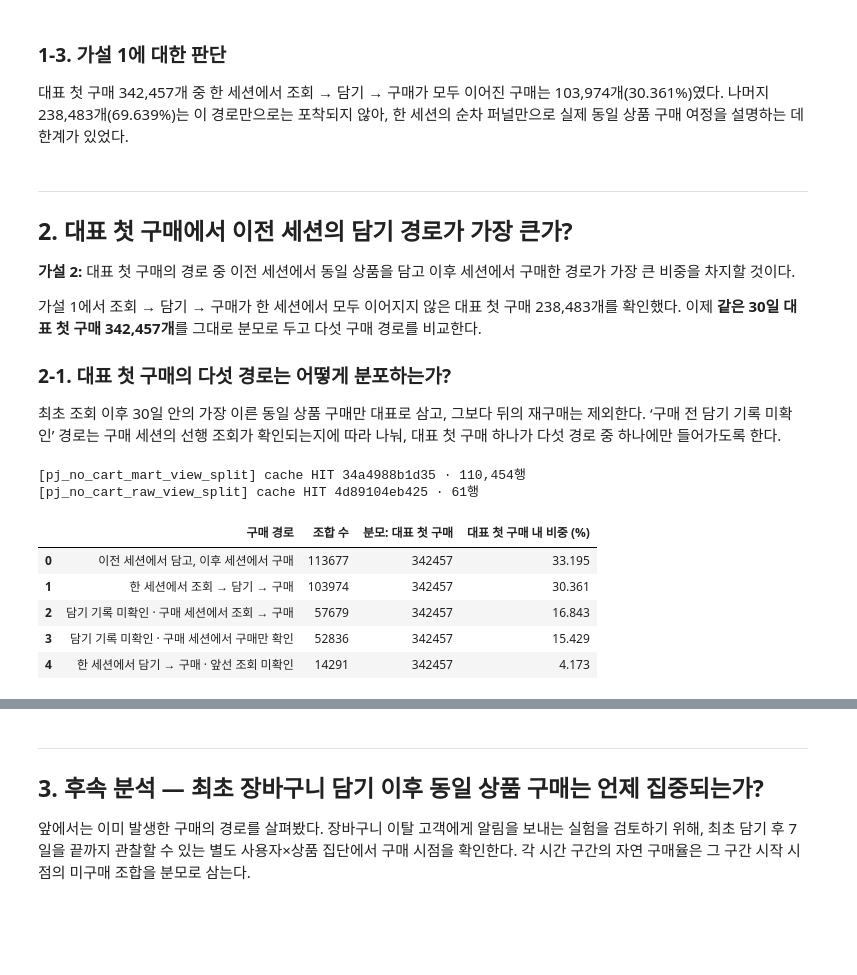
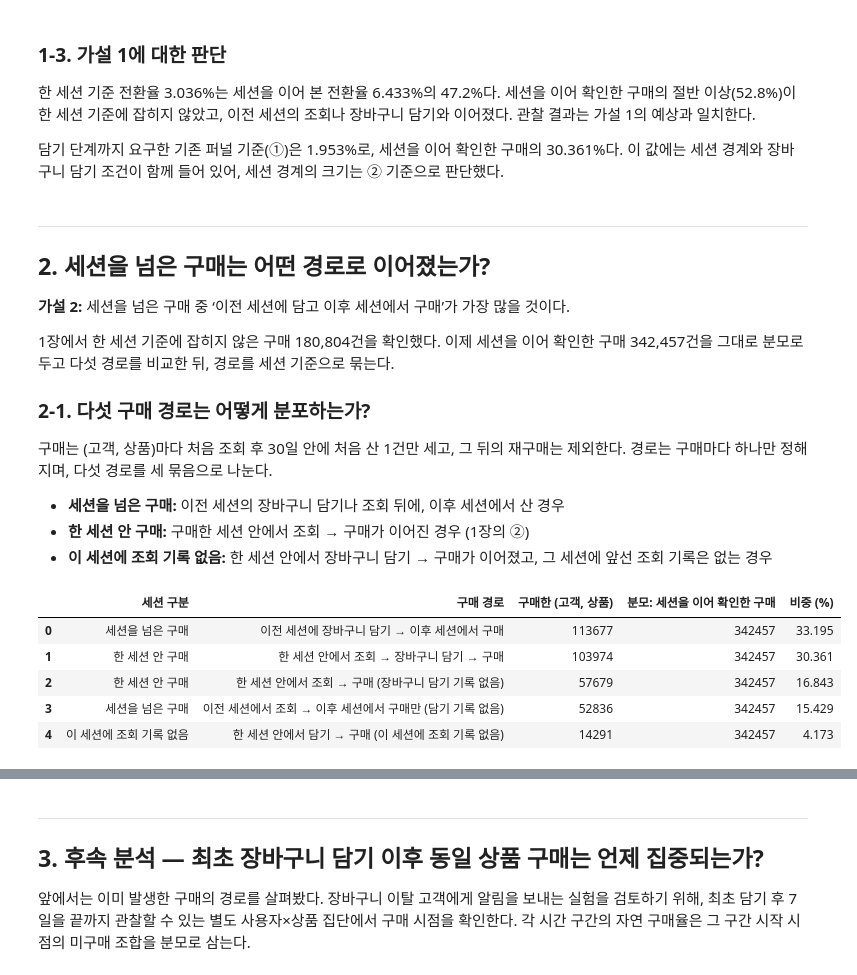
Before and after one commit to kth530/ecommerce_funnel_analysis, a Jupyter notebook: notebooks/04_eda.ipynb, the cells around one changed output, grey strips where cells are left out. Drawn from its saved outputs; the diff is of its cells as text; code cells hidden in the pictures; blank space fills up the shorter version.

```diff
--- a/notebooks/04_eda.ipynb
+++ b/notebooks/04_eda.ipynb
@@ -206,72 +257,74 @@ display(purchase_coverage.round(3))
 # %% [markdown]
 ### 1-3. 가설 1에 대한 판단
 
-대표 첫 구매 342,457개 중 한 세션에서 조회 → 담기 → 구매가 모두 이어진 구매는 103,974개(30.361%)였다. 나머지 238,483개(69.639%)는 이 경로만으로는 포착되지 않아, 한 세션의 순차 퍼널만으로 실제 동일 상품 구매 여정을 설명하는 데 한계가 있었다.
+한 세션 기준 전환율 3.036%는 세션을 이어 본 전환율 6.433%의 47.2%다. 세션을 이어 확인한 구매의 절반 이상(52.8%)이 한 세션 기준에 잡히지 않았고, 이전 세션의 조회나 장바구니 담기와 이어졌다. 관찰 결과는 가설 1의 예상과 일치한다.
+
+담기 단계까지 요구한 기존 퍼널 기준(①)은 1.953%로, 세션을 이어 확인한 구매의 30.361%다. 이 값에는 세션 경계와 장바구니 담기 조건이 함께 들어 있어, 세션 경계의 크기는 ② 기준으로 판단했다.
 # %% [markdown]
 ---
-## 2. 대표 첫 구매에서 이전 세션의 담기 경로가 가장 큰가?
+## 2. 세션을 넘은 구매는 어떤 경로로 이어졌는가?
 
-<strong>가설 2:</strong> 대표 첫 구매의 경로 중 이전 세션에서 동일 상품을 담고 이후 세션에서 구매한 경로가 가장 큰 비중을 차지할 것이다.
+<strong>가설 2:</strong> 세션을 넘은 구매 중 ‘이전 세션에 담고 이후 세션에서 구매’가 가장 많을 것이다.
 
-가설 1에서 조회 → 담기 → 구매가 한 세션에서 모두 이어지지 않은 대표 첫 구매 238,483개를 확인했다. 이제 <strong>같은 30일 대표 첫 구매 342,457개</strong>를 그대로 분모로 두고 다섯 구매 경로를 비교한다.
+1장에서 한 세션 기준에 잡히지 않은 구매 180,804건을 확인했다. 이제 세션을 이어 확인한 구매 342,457건을 그대로 분모로 두고 다섯 경로를 비교한 뒤, 경로를 세션 기준으로 묶는다.
 
-### 2-1. 대표 첫 구매의 다섯 경로는 어떻게 분포하는가?
+### 2-1. 다섯 구매 경로는 어떻게 분포하는가?
 
-최초 조회 이후 30일 안의 가장 이른 동일 상품 구매만 대표로 삼고, 그보다 뒤의 재구매는 제외한다. ‘구매 전 담기 기록 미확인’ 경로는 구매 세션의 선행 조회가 확인되는지에 따라 나눠, 대표 첫 구매 하나가 다섯 경로 중 하나에만 들어가도록 한다.
+구매는 (고객, 상품)마다 처음 조회 후 30일 안에 처음 산 1건만 세고, 그 뒤의 재구매는 제외한다. 경로는 구매마다 하나만 정해지며, 다섯 경로를 세 묶음으로 나눈다.
+
+- **세션을 넘은 구매:** 이전 세션의 장바구니 담기나 조회 뒤에, 이후 세션에서 산 경우
+- **한 세션 안 구매:** 구매한 세션 안에서 조회 → 구매가 이어진 경우 (1장의 ②)
+- **이 세션에 조회 기록 없음:** 한 세션 안에서 장바구니 담기 → 구매가 이어졌고, 그 세션에 앞선 조회 기록은 없는 경우
 # %%
-# 기존 4경로 중 구매 전 Cart 미확인 키만 제한 조회해 구매 세션 View를 확인한다.
-from tableau.export_dashboard_source import build_split_keys, build_purchase_paths
-
-mart_keys, raw_keys, mart_params, raw_params = build_split_keys(mart_paths, raw_paths)
-mart_detail = FINAL_CACHE.run('pj_no_cart_mart_view_split', params=mart_params)
-raw_detail = FINAL_CACHE.run('pj_no_cart_raw_view_split', params=raw_params)
-paths5, paths4, checked_eligible, checked_representative = build_purchase_paths(
-    pd.DataFrame([cohort]), mart_paths, raw_paths, mart_detail, raw_detail,
-)
-assert (len(mart_keys), len(raw_keys)) == (110_454, 61)
-assert (checked_eligible, checked_representative) == (eligible_30day, representative)
-# 기존 경로 순서는 검증과 파생 변수에만 사용한다. 표·차트는 비중 내림차순으로 표시한다.
+# 경로 분류는 1-1의 paths5를 그대로 쓰고, 표시 이름과 세션 묶음만 붙인다.
 paths = paths5.sort_values('경로순서').rename(columns={
     '사용자상품수': '조합 수',
     '분모_대표첫구매': '분모: 대표 첫 구매',
     '대표첫구매내비율_pct': '대표 첫 구매 내 비중 (%)',
 })[['경로', '조합 수', '분모: 대표 첫 구매', '대표 첫 구매 내 비중 (%)']]
 assert paths['조합 수'].tolist() == [103_974, 14_291, 113_677, 57_679, 52_836]
 assert paths['조합 수'].sum() == representative
 assert abs(paths['대표 첫 구매 내 비중 (%)'].sum() - 100) < 1e-9
 assert paths['조합 수'].iloc[1:].sum() == outside
 assert paths['조합 수'].iloc[-2:].sum() == 110_515
 same_session_cart_n = int(paths['조합 수'].iloc[:2].sum())
 prior_session_cart_n = int(paths['조합 수'].iloc[2])
 no_cart_observed_n = int(paths['조합 수'].iloc[3:].sum())
 other_paths_n = representative - prior_session_cart_n
 assert (same_session_cart_n, prior_session_cart_n, no_cart_observed_n, other_paths_n) == (
     118_265, 113_677, 110_515, 228_780,
 )
 assert same_session_cart_n + no_cart_observed_n == other_paths_n
-# 분류와 수치는 유지하고, 독자에게 보이는 이름과 표시 순서만 정리한다.
+# 분류와 수치는 유지하고, 독자에게 보이는 이름·세션 묶음·표시 순서만 정리한다.
 path_display_names = {
-    '이전 세션 Cart → 대표 첫 구매': '이전 세션에서 담고, 이후 세션에서 구매',
-    '같은 세션 View → Cart → Purchase': '한 세션에서 조회 → 담기 → 구매',
-    'Cart 미확인 · 구매 세션 View → Purchase': '담기 기록 미확인 · 구매 세션에서 조회 → 구매',
-    'Cart 미확인 · 구매 세션 Purchase only': '담기 기록 미확인 · 구매 세션에서 구매만 확인',
-    '같은 세션 Cart → Purchase · 앞선 View 미확인': '한 세션에서 담기 → 구매 · 앞선 조회 미확인',
+    '이전 세션 Cart → 대표 첫 구매': '이전 세션에 장바구니 담기 → 이후 세션에서 구매',
+    '같은 세션 View → Cart → Purchase': '한 세션 안에서 조회 → 장바구니 담기 → 구매',
+    'Cart 미확인 · 구매 세션 View → Purchase': '한 세션 안에서 조회 → 구매 (장바구니 담기 기록 없음)',
+    'Cart 미확인 · 구매 세션 Purchase only': '이전 세션에서 조회 → 이후 세션에서 구매만 (담기 기록 없음)',
+    '같은 세션 Cart → Purchase · 앞선 View 미확인': '한 세션 안에서 담기 → 구매 (이 세션에 조회 기록 없음)',
 }
-assert set(paths['경로']) == set(path_display_names)
-paths_display = paths.assign(구매_경로=paths['경로'].map(path_display_names)).sort_values(
-    '대표 첫 구매 내 비중 (%)', ascending=False, kind='stable'
-)
+path_session_group = {
+    '이전 세션 Cart → 대표 첫 구매': '세션을 넘은 구매',
+    '같은 세션 View → Cart → Purchase': '한 세션 안 구매',
+    'Cart 미확인 · 구매 세션 View → Purchase': '한 세션 안 구매',
+    'Cart 미확인 · 구매 세션 Purchase only': '세션을 넘은 구매',
+    '같은 세션 Cart → Purchase · 앞선 View 미확인': '이 세션에 조회 기록 없음',
+}
+assert set(paths['경로']) == set(path_display_names) == set(path_session_group)
+paths_display = paths.assign(
+    구매_경로=paths['경로'].map(path_display_names),
+    세션_구분=paths['경로'].map(path_session_group),
+).sort_values('대표 첫 구매 내 비중 (%)', ascending=False, kind='stable')
 assert paths_display['조합 수'].tolist() == [113_677, 103_974, 57_679, 52_836, 14_291]
-display(paths_display.rename(columns={'구매_경로': '구매 경로'})[
-    ['구매 경로', '조합 수', '분모: 대표 첫 구매', '대표 첫 구매 내 비중 (%)']
-].round(3))
+display(paths_display.rename(columns={
+    '세션_구분': '세션 구분', '구매_경로': '구매 경로', '조합 수': '구매한 (고객, 상품)',
+    '분모: 대표 첫 구매': '분모: 세션을 이어 확인한 구매', '대표 첫 구매 내 비중 (%)': '비중 (%)',
+})[['세션 구분', '구매 경로', '구매한 (고객, 상품)', '분모: 세션을 이어 확인한 구매', '비중 (%)']].round(3))
 # %% [output]
-[pj_no_cart_mart_view_split] cache HIT 34a4988b1d35 · 110,454행
-[pj_no_cart_raw_view_split] cache HIT 4d89104eb425 · 61행
-|  | 구매 경로 | 조합 수 | 분모: 대표 첫 구매 | 대표 첫 구매 내 비중 (%) |
-| 0 | 이전 세션에서 담고, 이후 세션에서 구매 | 113677 | 342457 | 33.195 |
-| 1 | 한 세션에서 조회 → 담기 → 구매 | 103974 | 342457 | 30.361 |
-| 2 | 담기 기록 미확인 · 구매 세션에서 조회 → 구매 | 57679 | 342457 | 16.843 |
-| 3 | 담기 기록 미확인 · 구매 세션에서 구매만 확인 | 52836 | 342457 | 15.429 |
-| 4 | 한 세션에서 담기 → 구매 · 앞선 조회 미확인 | 14291 | 342457 | 4.173 |
+|  | 세션 구분 | 구매 경로 | 구매한 (고객, 상품) | 분모: 세션을 이어 확인한 구매 | 비중 (%) |
+| 0 | 세션을 넘은 구매 | 이전 세션에 장바구니 담기 → 이후 세션에서 구매 | 113677 | 342457 | 33.195 |
+| 1 | 한 세션 안 구매 | 한 세션 안에서 조회 → 장바구니 담기 → 구매 | 103974 | 342457 | 30.361 |
+| 2 | 한 세션 안 구매 | 한 세션 안에서 조회 → 구매 (장바구니 담기 기록 없음) | 57679 | 342457 | 16.843 |
+| 3 | 세션을 넘은 구매 | 이전 세션에서 조회 → 이후 세션에서 구매만 (담기 기록 없음) | 52836 | 342457 | 15.429 |
+| 4 | 이 세션에 조회 기록 없음 | 한 세션 안에서 담기 → 구매 (이 세션에 조회 기록 없음) | 14291 | 342457 | 4.173 |
 # %%
```
Also changed, not shown: parts of 20 cells of this notebook, 4 other files.
